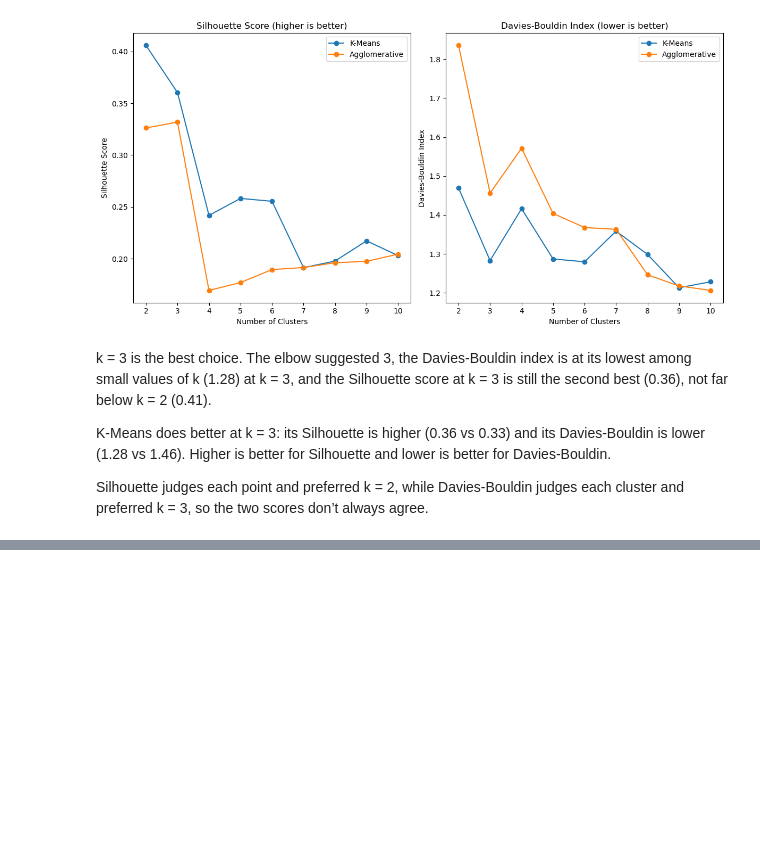
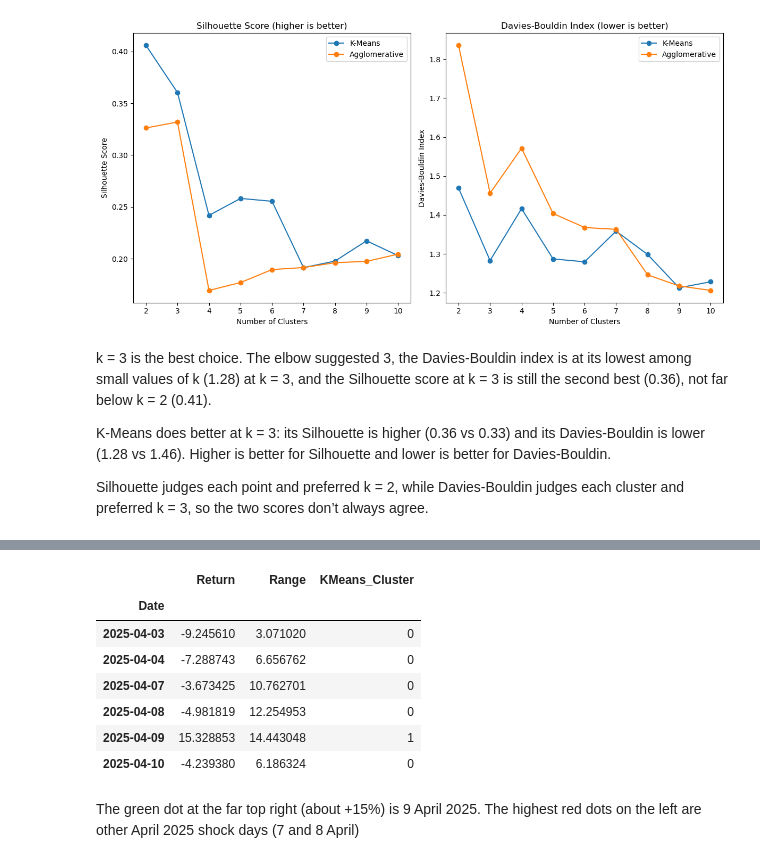
Before and after one commit to achbahri/CA1-2026167-machine, a Jupyter notebook: CA1_Achraf_Bahri_2026167.ipynb, the cells around one changed output, grey strips where cells are left out. Cells and saved outputs as stored; diff of their text form; code cells hidden in the pictures; blank space fills up the shorter version.

```diff
--- a/CA1_Achraf_Bahri_2026167.ipynb
+++ b/CA1_Achraf_Bahri_2026167.ipynb
@@ -569,0 +714,13 @@ Silhouette judges each point and preferred k = 2, while Davies-Bouldin judges ea
+# %%
+cluster_df.loc['2025-04-03':'2025-04-10', ['Return', 'Range', 'KMeans_Cluster']]
+# %% [output]
+|  | Return | Range | KMeans_Cluster |
+| Date |  |  |  |
+| 2025-04-03 | -9.245610 | 3.071020 | 0 |
+| 2025-04-04 | -7.288743 | 6.656762 | 0 |
+| 2025-04-07 | -3.673425 | 10.762701 | 0 |
+| 2025-04-08 | -4.981819 | 12.254953 | 0 |
+| 2025-04-09 | 15.328853 | 14.443048 | 1 |
+| 2025-04-10 | -4.239380 | 6.186324 | 0 |
+# %% [markdown]
+The green dot at the far top right (about +15%) is 9 April 2025. The highest red dots on the left are other April 2025 shock days (7 and 8 April)
```
Also changed, not shown: parts of 17 cells of this notebook.
